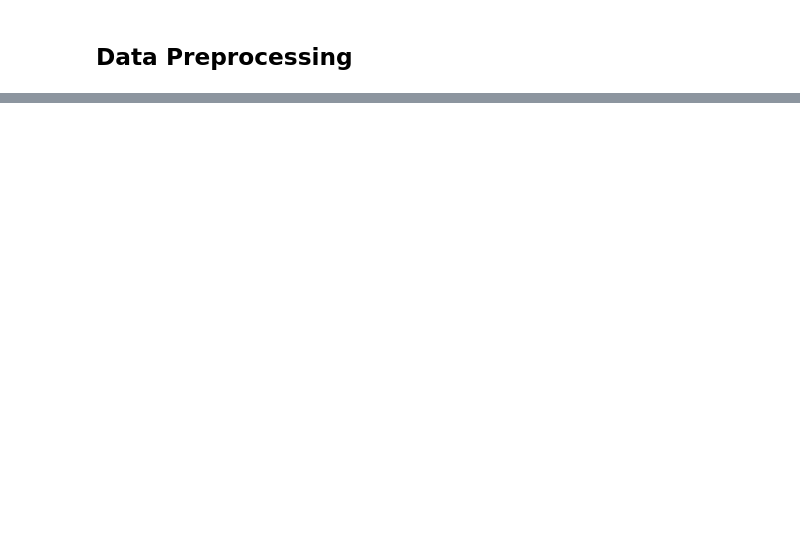
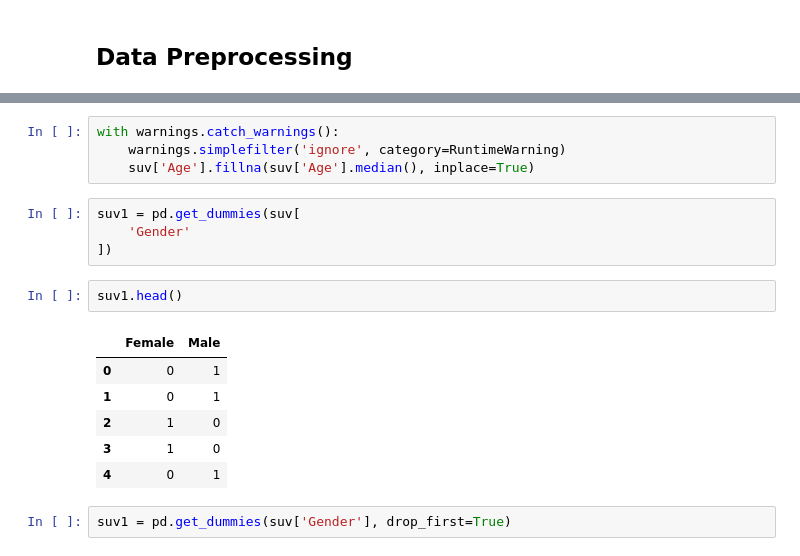
Before and after one commit to harunaOseni/suv-pj, a Jupyter notebook: suv_midterm_project.ipynb, the cells around one changed output, grey strips where cells are left out. Cells and saved outputs as stored; diff of their text form; blank space fills up the shorter version.

```diff
--- a/suv_midterm_project.ipynb
+++ b/suv_midterm_project.ipynb
@@ -177,0 +222,19 @@ sns.heatmap(suv.corr(), annot=True, vmin=-1, cmap='Spectral')
+# %%
+with warnings.catch_warnings():
+    warnings.simplefilter('ignore', category=RuntimeWarning)
+    suv['Age'].fillna(suv['Age'].median(), inplace=True)
+# %%
+suv1 = pd.get_dummies(suv[
+    'Gender'
+])
+# %%
+suv1.head()
+# %% [output]
+|  | Female | Male |
+| 0 | 0 | 1 |
+| 1 | 0 | 1 |
+| 2 | 1 | 0 |
+| 3 | 1 | 0 |
+| 4 | 0 | 1 |
+# %%
+suv1 = pd.get_dummies(suv['Gender'], drop_first=True)
```
Also changed, not shown: parts of 24 cells of this notebook.
